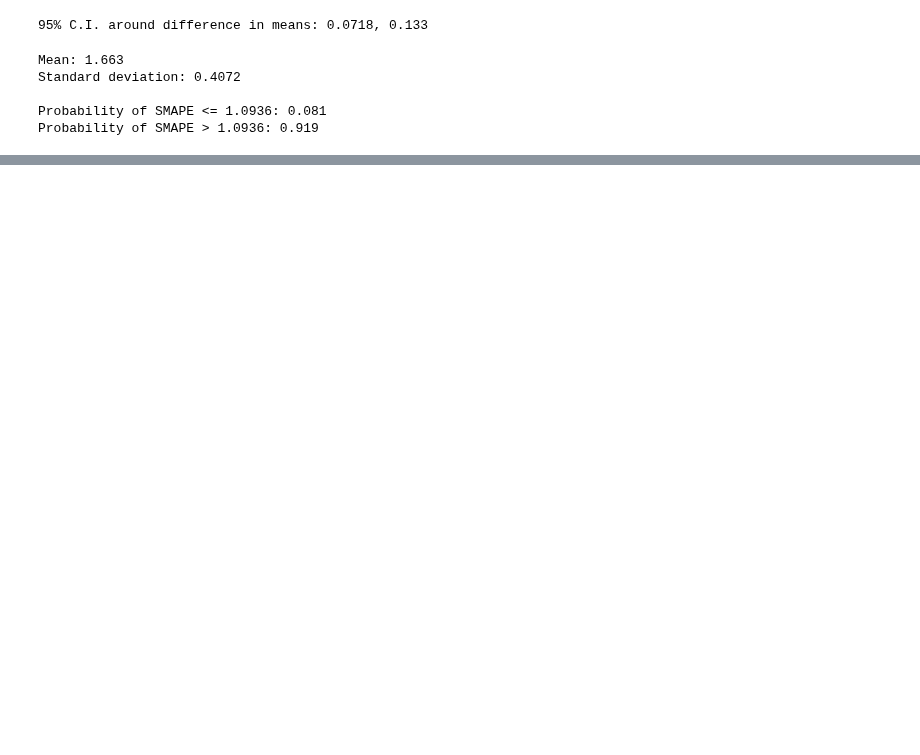
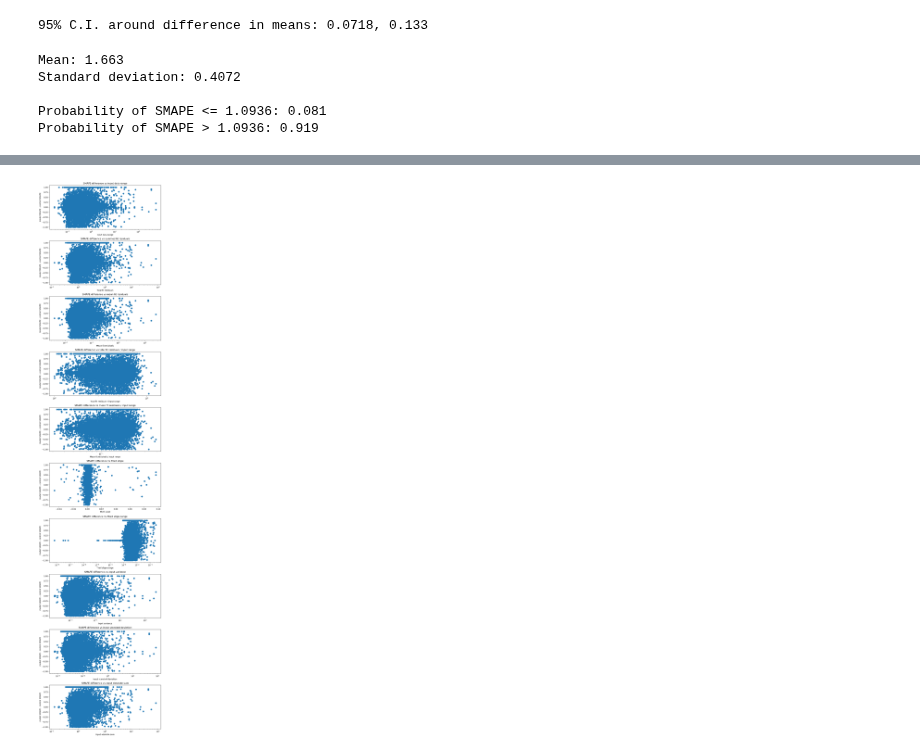
Before and after one commit to gperdrizet/kaggle_microbusiness, a Jupyter notebook: notebooks/11.2-bootstrapped_linear_models_benchmark_revisit.ipynb, the cells around one changed output, grey strips where cells are left out. Cells and saved outputs as stored; diff of their text form; code cells hidden in the pictures; blank space fills up the shorter version.

```diff
--- a/notebooks/11.2-bootstrapped_linear_models_benchmark_revisit.ipynb
+++ b/notebooks/11.2-bootstrapped_linear_models_benchmark_revisit.ipynb
@@ -301,0 +553,98 @@ Probability of SMAPE > 1.0936: 0.919
+# %%
+fig, ax = plt.subplots(10, 1, figsize=(9,40))
+
+ax[0].scatter(
+    data_ranges,
+    SMAPE_diff_values
+)
+ax[0].set_xlabel('Input data range')
+ax[0].set_ylabel('model SMAPE - control SMAPE')
+ax[0].title.set_text('SMAPE difference vs input data range')
+ax[0].set_xscale('log', base=10)
+
+ax[1].scatter(
+    total_fit_residuals,
+    SMAPE_diff_values
+)
+ax[1].set_xlabel(f'Total fit residuals')
+ax[1].set_ylabel(f'model SMAPE - control SMAPE')
+ax[1].title.set_text('SMAPE difference vs summed fit residuals')
+ax[1].set_xscale('log', base=10)
+
+ax[2].scatter(
+    mean_fit_residuals,
+    SMAPE_diff_values
+)
+ax[2].set_xlabel(f'Mean fit residuals')
+ax[2].set_ylabel(f'model SMAPE - control SMAPE')
+ax[2].title.set_text('SMAPE difference vs mean fit residuals')
+ax[2].set_xscale('log', base=10)
+
+ax[3].scatter(
+    total_residuals_as_fraction_of_range,
+    SMAPE_diff_values
+)
+ax[3].set_xlabel(f'Total fit residuals / input range')
+ax[3].set_ylabel(f'model SMAPE - control SMAPE')
+ax[3].title.set_text('SMAPE difference vs total fit residuals / input range')
+ax[3].set_xscale('log', base=10)
+
+ax[4].scatter(
+    mean_residuals_as_fraction_of_range,
+    SMAPE_diff_values
+)
+ax[4].set_xlabel(f'Mean fit residuals / input range')
+ax[4].set_ylabel(f'model SMAPE - control SMAPE')
+ax[4].title.set_text('SMAPE difference vs mean fit residuals / input range')
+ax[4].set_xscale('log', base=10)
+
+ax[5].scatter(
+    theil_slopes,
+    SMAPE_diff_values
+)
+ax[5].set_xlabel(f'Theil slope')
+ax[5].set_ylabel(f'model SMAPE - control SMAPE')
+ax[5].title.set_text('SMAPE difference vs Theil slope')
+ax[3].set_xscale('log', base=10)
+
+ax[6].scatter(
+    slope_range,
+    SMAPE_diff_values
+)
+ax[6].set_xlabel(f'Theil slope range')
+ax[6].set_ylabel(f'model SMAPE - control SMAPE')
+ax[6].title.set_text('SMAPE difference vs Theil slope range')
+ax[6].set_xscale('log', base=10)
+
+ax[7].scatter(
+    input_variance,
+    SMAPE_diff_values
+)
+ax[7].set_xlabel(f'Input variance')
+ax[7].set_ylabel(f'model SMAPE - control SMAPE')
+ax[7].title.set_text('SMAPE difference vs input variance')
+ax[7].set_xscale('log', base=10)
+
+ax[8].scatter(
+    input_deviation,
+    SMAPE_diff_values
+)
+ax[8].set_xlabel(f'Input standard deviation')
+ax[8].set_ylabel(f'model SMAPE - control SMAPE')
+ax[8].title.set_text('SMAPE difference vs input standard deviation')
+ax[8].set_xscale('log', base=10)
+
+ax[9].scatter(
+    input_absolute_sum,
+    SMAPE_diff_values
+)
+ax[9].set_xlabel(f'Input absolute sum')
+ax[9].set_ylabel(f'model SMAPE - control SMAPE')
+ax[9].title.set_text('SMAPE difference vs input absolute sum')
+ax[9].set_xscale('log', base=10)
+
+#plt.suptitle('Predicted vs actual MBD\nwinning regression model and control')
+#plt.setp(ax, xlim=(-5,100), ylim=(-0.05,0.6))
+plt.tight_layout()
+# %% [output]
+[figure, added]
```
Also changed, not shown: parts of 26 cells of this notebook.
